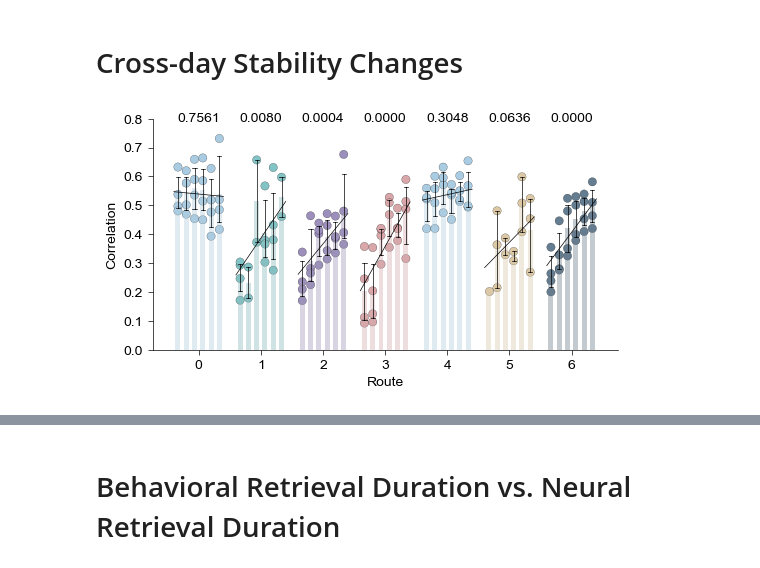
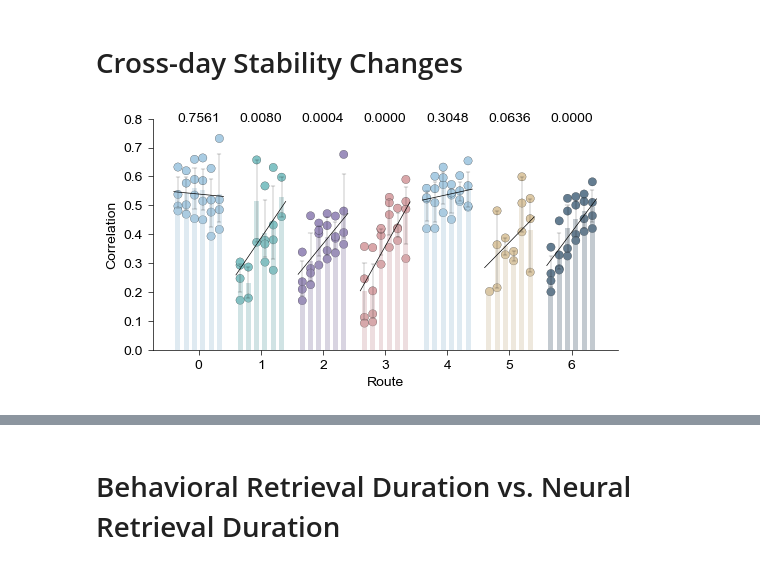
Before and after one commit to YAO-Shuyang/PlotFigures, a Jupyter notebook: NodeFigures/Fig0877 - Revisit Stability.ipynb, the cells around one changed output, grey strips where cells are left out. Saved outputs shown, nothing was run; the diff lists cells and outputs as text; code cells hidden in the pictures.

```diff
--- a/NodeFigures/Fig0877 - Revisit Stability.ipynb
+++ b/NodeFigures/Fig0877 - Revisit Stability.ipynb
@@ -373,32 +452,32 @@ for rt in range(7):
         zorder=1,
         legend=False
     )
     sns.barplot(
         data=subdata_rt,
         x='Route',
         y='Correlation',
         hue='Session',
         palette=[colors[rt]]*6,
         capsize=0.4,
-        err_kws={'linewidth': 0.5, 'color':'k'},
+        err_kws={'linewidth': 0.15, 'color':'k'},
         ax=ax,
         legend=False,
         gap=0.4,
         width=0.8,
         zorder=2,
         alpha=0.4
     )
     idx = np.where(np.isnan(subdata_rt['Correlation']) == False)[0]
     reg = linregress(subdata_rt['Session'][idx], subdata_rt['Correlation'][idx])
     x = np.array([-0.4, +0.4])
     xx = np.array([0, 5])
     y = reg.slope * xx + reg.intercept
     ax.plot(x+rt, y, color='k', linewidth=0.5, zorder=3)
     ax.text(rt, 0.8, f"{reg.pvalue:.4f}", ha='center', va='center')
 
 ax.set_ylim(0, 0.8)
 plt.savefig(join(loc, f"Stability Increase.svg"), dpi=300)
 plt.savefig(join(loc, f"Stability Increase.png"), dpi=300)
 plt.show()
 # %% [output]
-[figure, old version]
+[figure, new version]
```
Also changed, not shown: parts of 5 cells of this notebook, 2 other files.
